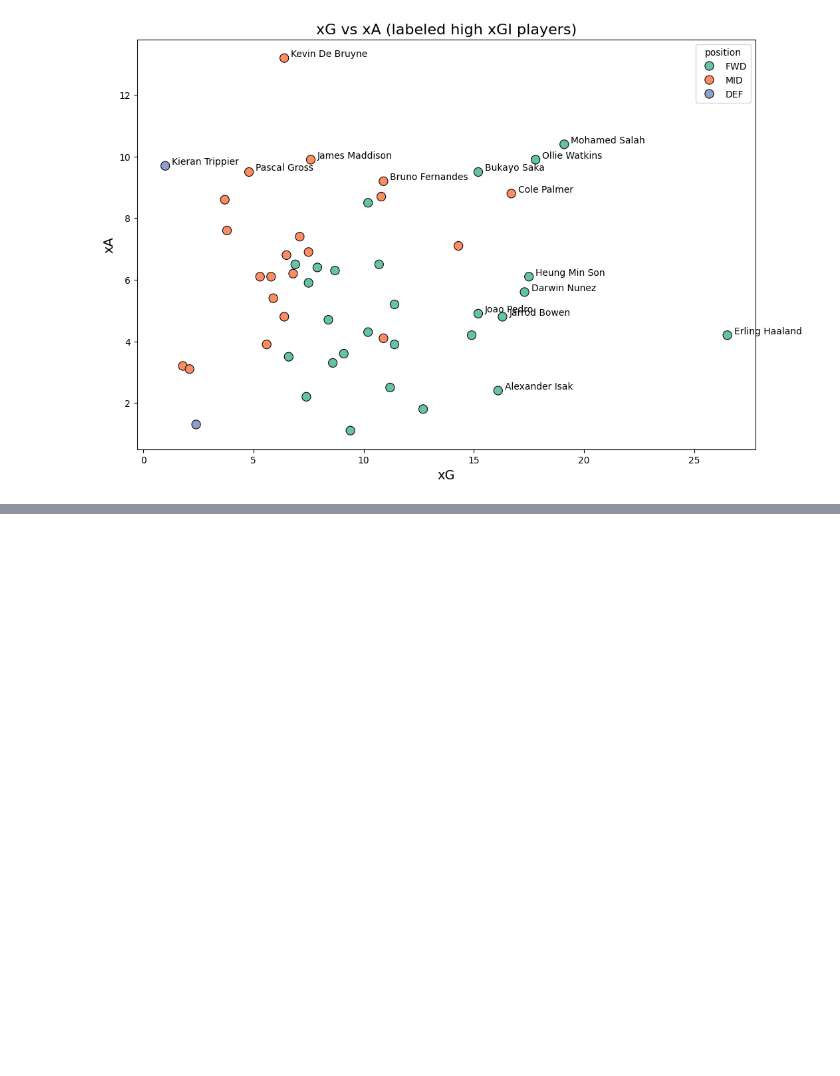
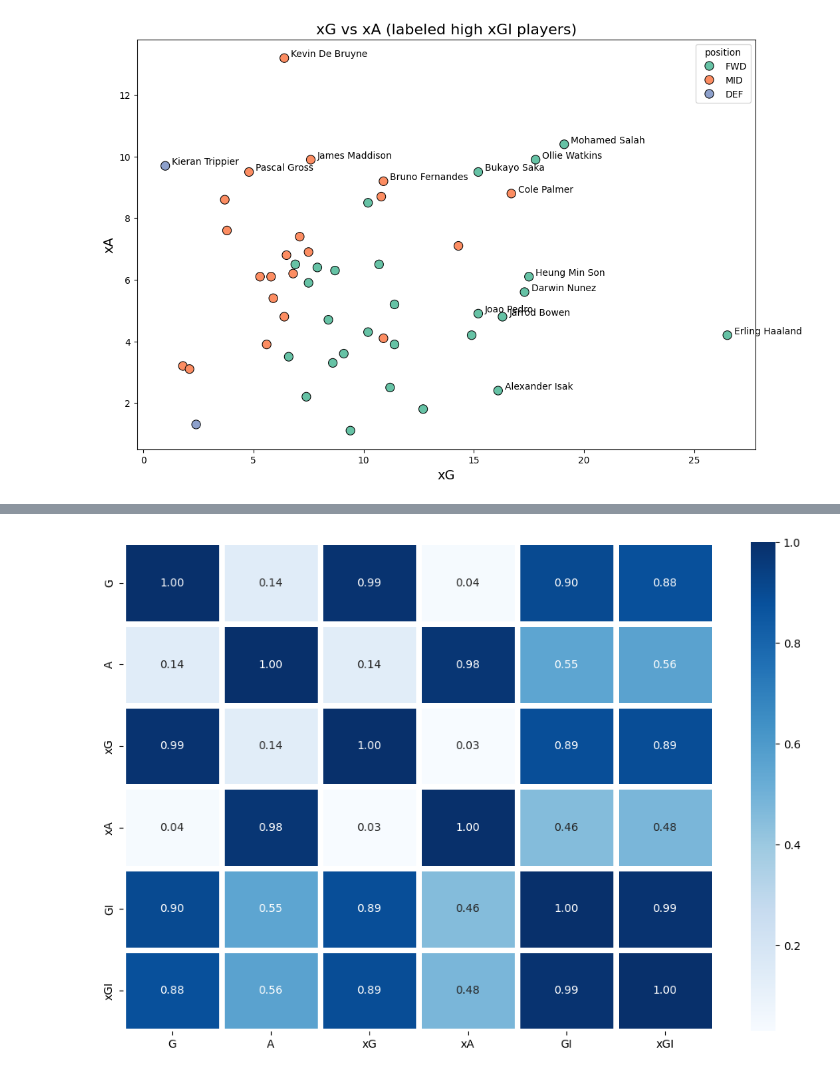
Before and after one commit to dmnarula/football-ds-learning, a Jupyter notebook: week3-visualization/Week3_Visualization.ipynb, the cells around one changed output, grey strips where cells are left out. Cells and saved outputs as stored; diff of their text form; code cells hidden in the pictures; blank space fills up the shorter version.

```diff
--- a/week3-visualization/Week3_Visualization.ipynb
+++ b/week3-visualization/Week3_Visualization.ipynb
@@ -335,0 +395,17 @@ plt.show()
+# %%
+plt.figure(figsize=(12,8))
+
+corr2 = df[["G", "A", "xG", "xA", "GI", "xGI"]].corr()
+
+sns.heatmap(
+    data=corr2,
+    annot=True,
+    cmap="Blues",
+    fmt=".2f",
+    linewidth=0.5
+
+)
+
+plt.show()
+# %% [output]
+[figure, added]
```
Also changed, not shown: parts of 3 cells of this notebook.
